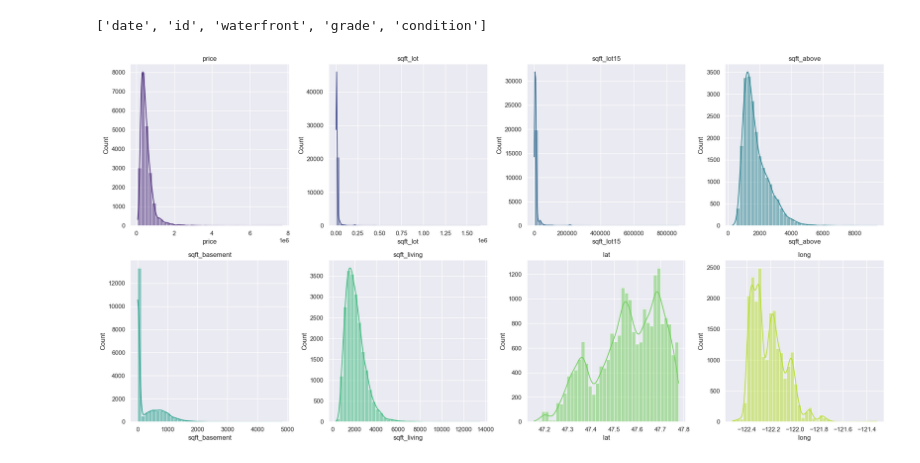
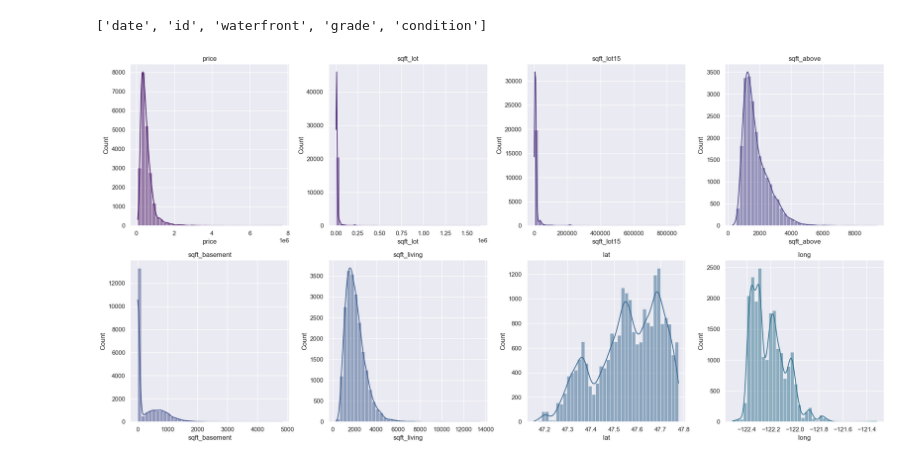
Before and after one commit to martaverfer/mini-project-ironkaggle, a Jupyter notebook: notebooks/main.ipynb, the cells around one changed output. Drawn from its saved outputs; the diff is of its cells as text; code cells hidden in the pictures.

Commit message:
plot automation

```diff
--- a/notebooks/main.ipynb
+++ b/notebooks/main.ipynb
@@ -77,24 +79,3 @@ Dataset has categorical data in columns: ['date']
 - Column "date" has 372 unique values.
 # %%
 numerical_cols = eda_utils.get_numerical_columns()
-# %%
-logging.getLogger().setLevel(logging.INFO)
-
-# plt.figure(figsize=(10, 5))
-colors = sns.color_palette("viridis", len(numerical_cols))
-sns.set_theme(style="darkgrid")
-
-nrows, ncols = 5, 4  # adjust for your number of features
-
-fig, axes = plt.subplots(nrows=nrows, ncols=ncols, figsize=(20, 20))
-axes = axes.flatten()
-
-for i, col in enumerate(numerical_cols):
-    # KDE - Kernel Density Estimation (Probability Density Function, PDF)
-    sns.histplot(data=df[[col]], x=col, kde=True, bins=40, ax=axes[i], color=colors[i])
-    axes[i].set_title(col)
-
-plt.tight_layout()
-plt.show()
-
-logging.getLogger().setLevel(logging.DEBUG)
@@ -124,3 +82,7 @@ logging.getLogger().setLevel(logging.DEBUG)
+# %%
+# initiate a new instance of plots class
+# set color palette and theme for maximum of colors set to columns count
+plots = plots.Gryffindor_plots(n_columns=df.shape[1], target_column='price')
 # %%
 descrete_columns = []
 descrete_columns.append('price')
@@ -157,7 +119,7 @@ categorical_columns.append('condition')
 print(categorical_columns)
 # %% [output]
 ['date', 'id', 'waterfront', 'grade', 'condition']
-# %%
-plots.gryffindor_histograms(continuous_columns, df)
-# %% [output]
-[figure, removed]
+# %%
+plots.plots_for_columns(df, continuous_columns, PlotType.HISTOGRAM)
+# %% [output]
+[figure, added]
```
Also changed, not shown: parts of 7 cells of this notebook, 2 other files.
